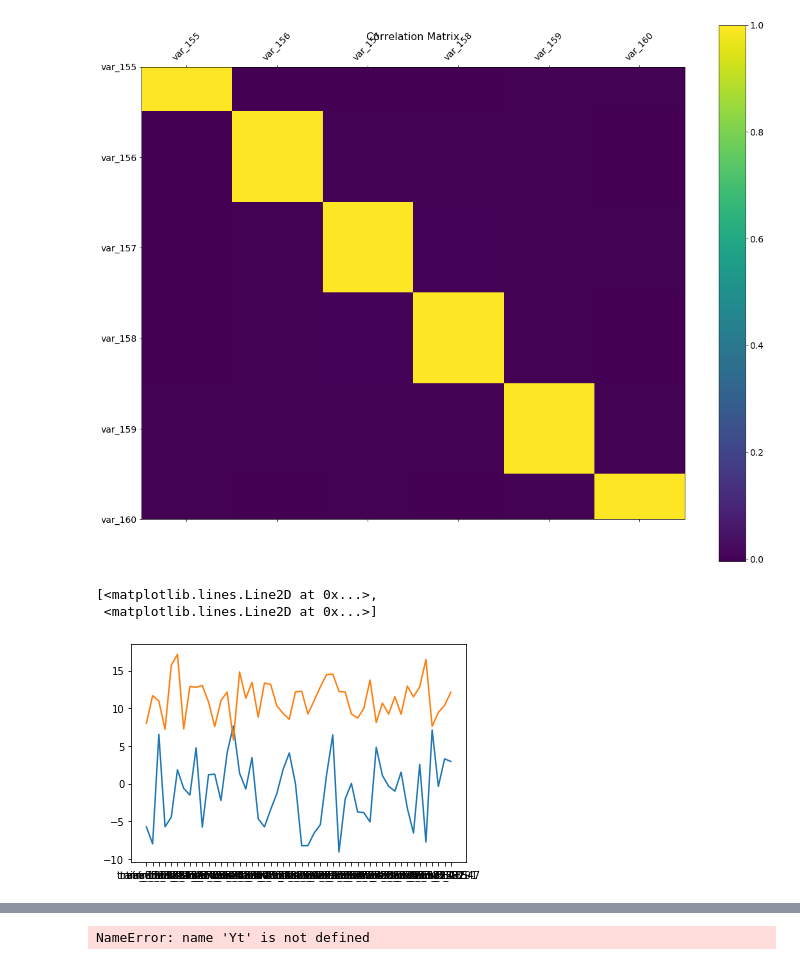
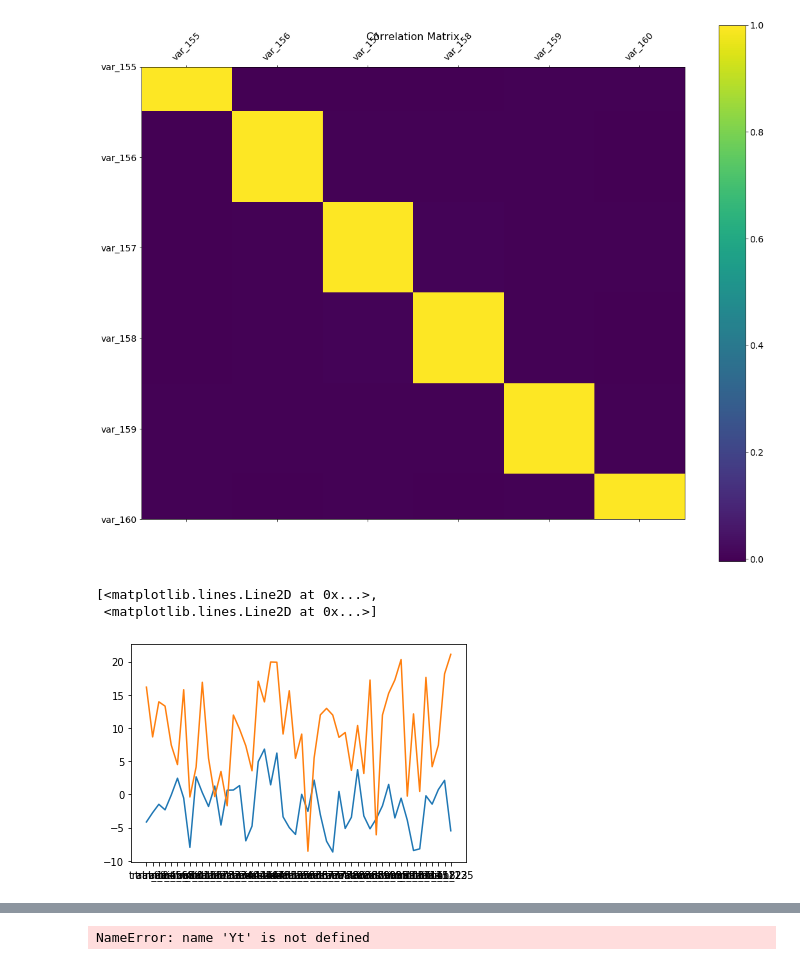
Before and after one commit to andgho/TDT05-project, a Jupyter notebook: tdt05.ipynb, the cells around one changed output, grey strips where cells are left out. Cells and saved outputs as stored; diff of their text form; code cells hidden in the pictures.

```diff
--- a/tdt05.ipynb
+++ b/tdt05.ipynb
@@ -67,9 +67,9 @@ plt.title('Correlation Matrix', fontsize=16);
 # %% [output]
 [figure]
 # %%
-df2 = (df[['var_1', 'var_2']])
-plt.plot(df2.sample(50))
+df2 = (df[['var_1', 'var_139']])
+plt.plot(df2.head(50))
 # %% [output]
 [<matplotlib.lines.Line2D at 0x...>,
  <matplotlib.lines.Line2D at 0x...>]
-[figure, old version]
+[figure, new version]
```
Also changed, not shown: parts of 11 cells of this notebook, 1 other file.
